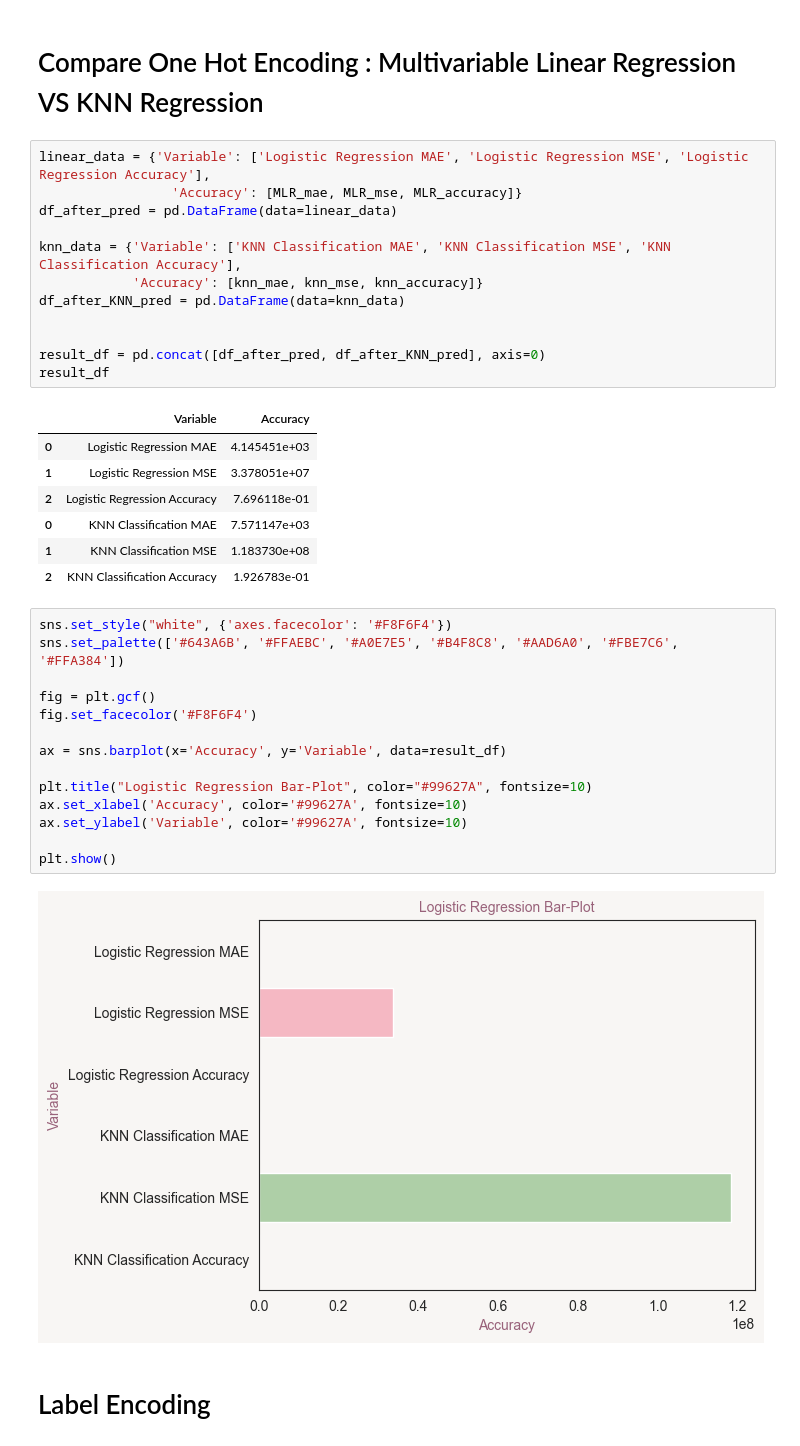
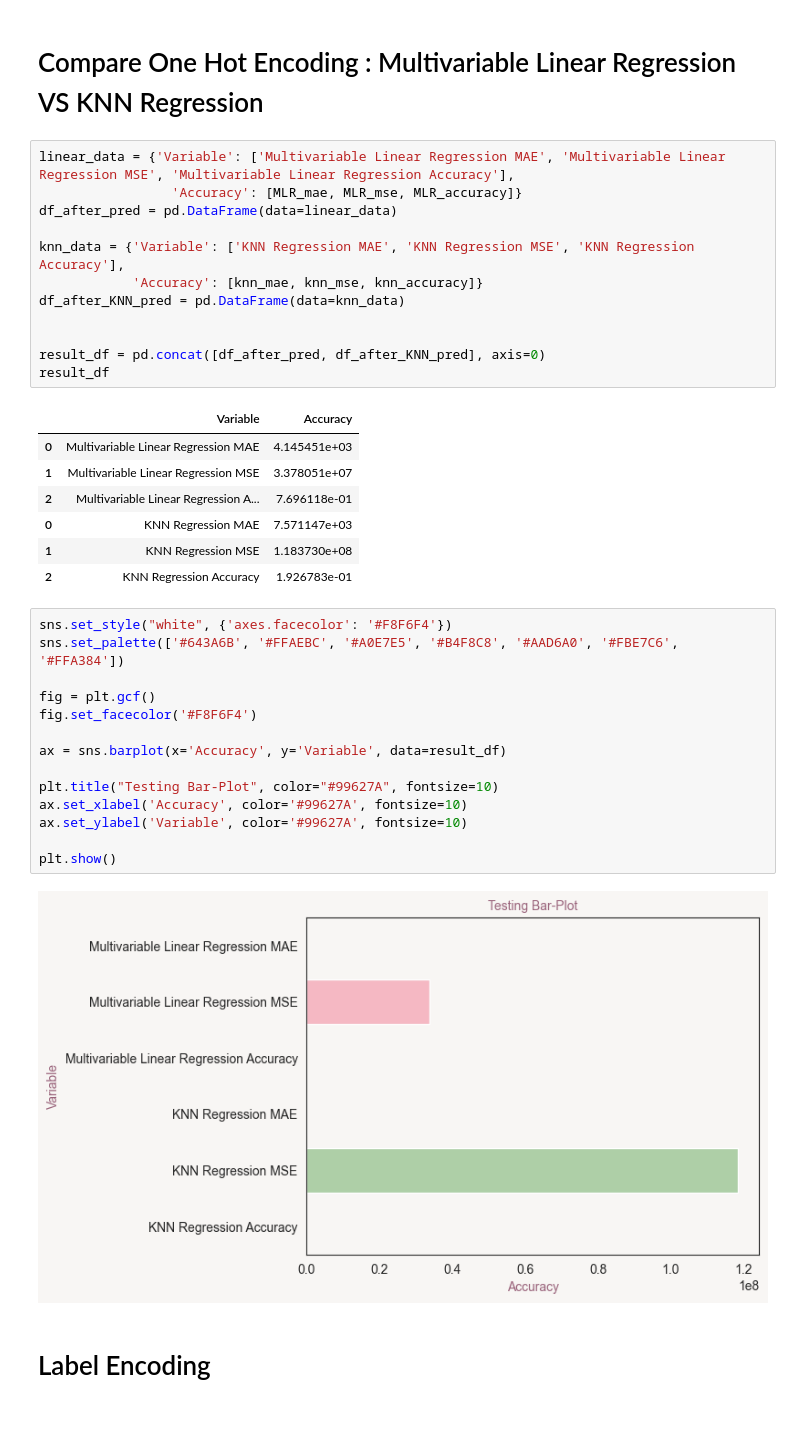
Before and after one commit to NishatTasnim01/Multivariable_Linear_Regression_-_KNN, a Jupyter notebook: Multivariable_Linear_Regression_&_KNN.ipynb, the cells around one changed output. Cells and saved outputs as stored; diff of their text form; blank space fills up the shorter version.

```diff
--- a/Multivariable_Linear_Regression_&_KNN.ipynb
+++ b/Multivariable_Linear_Regression_&_KNN.ipynb
@@ -351,11 +351,11 @@ plt.show()
 # %% [markdown]
 # Compare One Hot Encoding : Multivariable Linear Regression VS KNN Regression
 # %%
-linear_data = {'Variable': ['Logistic Regression MAE', 'Logistic Regression MSE', 'Logistic Regression Accuracy'],
+linear_data = {'Variable': ['Multivariable Linear Regression MAE', 'Multivariable Linear Regression MSE', 'Multivariable Linear Regression Accuracy'],
                  'Accuracy': [MLR_mae, MLR_mse, MLR_accuracy]}
 df_after_pred = pd.DataFrame(data=linear_data)
 
-knn_data = {'Variable': ['KNN Classification MAE', 'KNN Classification MSE', 'KNN Classification Accuracy'],
+knn_data = {'Variable': ['KNN Regression MAE', 'KNN Regression MSE', 'KNN Regression Accuracy'],
             'Accuracy': [knn_mae, knn_mse, knn_accuracy]}
 df_after_KNN_pred = pd.DataFrame(data=knn_data)
 
@@ -364,28 +364,28 @@ result_df = pd.concat([df_after_pred, df_after_KNN_pred], axis=0)
 result_df
 # %% [output]
 |  | Variable | Accuracy |
-| 0 | Logistic Regression MAE | 4.145451e+03 |
-| 1 | Logistic Regression MSE | 3.378051e+07 |
-| 2 | Logistic Regression Accuracy | 7.696118e-01 |
-| 0 | KNN Classification MAE | 7.571147e+03 |
-| 1 | KNN Classification MSE | 1.183730e+08 |
-| 2 | KNN Classification Accuracy | 1.926783e-01 |
+| 0 | Multivariable Linear Regression MAE | 4.145451e+03 |
+| 1 | Multivariable Linear Regression MSE | 3.378051e+07 |
+| 2 | Multivariable Linear Regression A... | 7.696118e-01 |
+| 0 | KNN Regression MAE | 7.571147e+03 |
+| 1 | KNN Regression MSE | 1.183730e+08 |
+| 2 | KNN Regression Accuracy | 1.926783e-01 |
 # %%
 sns.set_style("white", {'axes.facecolor': '#F8F6F4'})
 sns.set_palette(['#643A6B', '#FFAEBC', '#A0E7E5', '#B4F8C8', '#AAD6A0', '#FBE7C6', '#FFA384'])
 
 fig = plt.gcf()
 fig.set_facecolor('#F8F6F4')
 
 ax = sns.barplot(x='Accuracy', y='Variable', data=result_df)
 
-plt.title("Logistic Regression Bar-Plot", color="#99627A", fontsize=10)
+plt.title("Testing Bar-Plot", color="#99627A", fontsize=10)
 ax.set_xlabel('Accuracy', color='#99627A', fontsize=10)
 ax.set_ylabel('Variable', color='#99627A', fontsize=10)
 
 plt.show()
 # %% [output]
-[figure, old version]
+[figure, new version]
 # %% [markdown]
 # Label Encoding
 # %%
```
Also changed, not shown: parts of 4 cells of this notebook.
